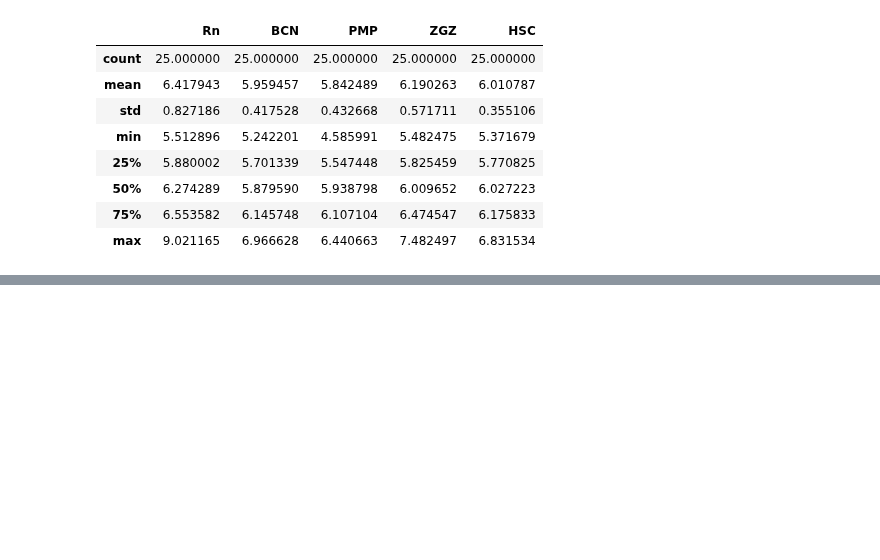
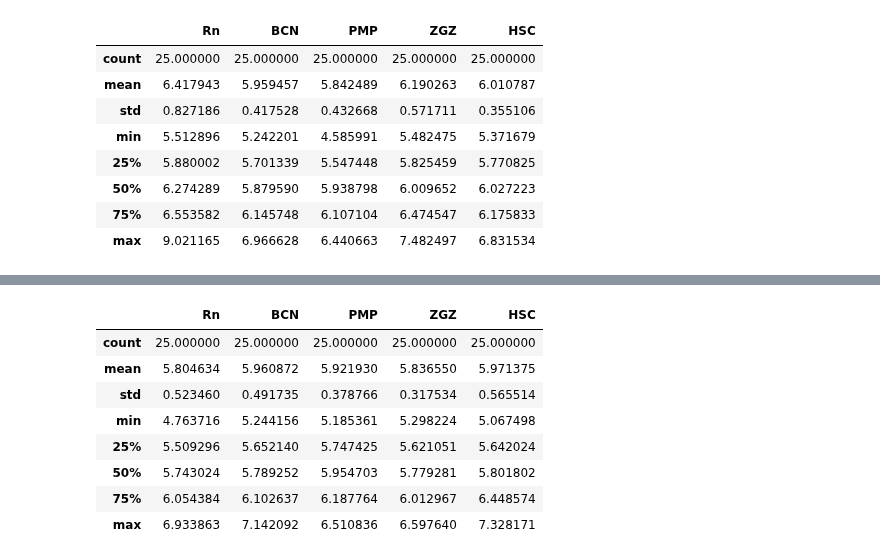
Before and after one commit to TsspGit/Rn_Time_Series, a Jupyter notebook: AEMET/Codes_Daily/Statistical_Analysis.ipynb, the cells around one changed output, grey strips where cells are left out. Cells and saved outputs as stored; diff of their text form; code cells hidden in the pictures; blank space fills up the shorter version.

```diff
--- a/AEMET/Codes_Daily/Statistical_Analysis.ipynb
+++ b/AEMET/Codes_Daily/Statistical_Analysis.ipynb
@@ -235,0 +203,12 @@ ErrorToCSV(EAMRn, EAM_BCN, EAM_PMP, EAM_ZGZ, EAM_HSC, nFw=9)
+# %%
+DF5_Fw.describe()
+# %% [output]
+|  | Rn | BCN | PMP | ZGZ | HSC |
+| count | 25.000000 | 25.000000 | 25.000000 | 25.000000 | 25.000000 |
+| mean | 5.804634 | 5.960872 | 5.921930 | 5.836550 | 5.971375 |
+| std | 0.523460 | 0.491735 | 0.378766 | 0.317534 | 0.565514 |
+| min | 4.763716 | 5.244156 | 5.185361 | 5.298224 | 5.067498 |
+| 25% | 5.509296 | 5.652140 | 5.747425 | 5.621051 | 5.642024 |
+| 50% | 5.743024 | 5.789252 | 5.954703 | 5.779281 | 5.801802 |
+| 75% | 6.054384 | 6.102637 | 6.187764 | 6.012967 | 6.448574 |
+| max | 6.933863 | 7.142092 | 6.510836 | 6.597640 | 7.328171 |
```
Also changed, not shown: parts of 16 cells of this notebook, 3 other files.
